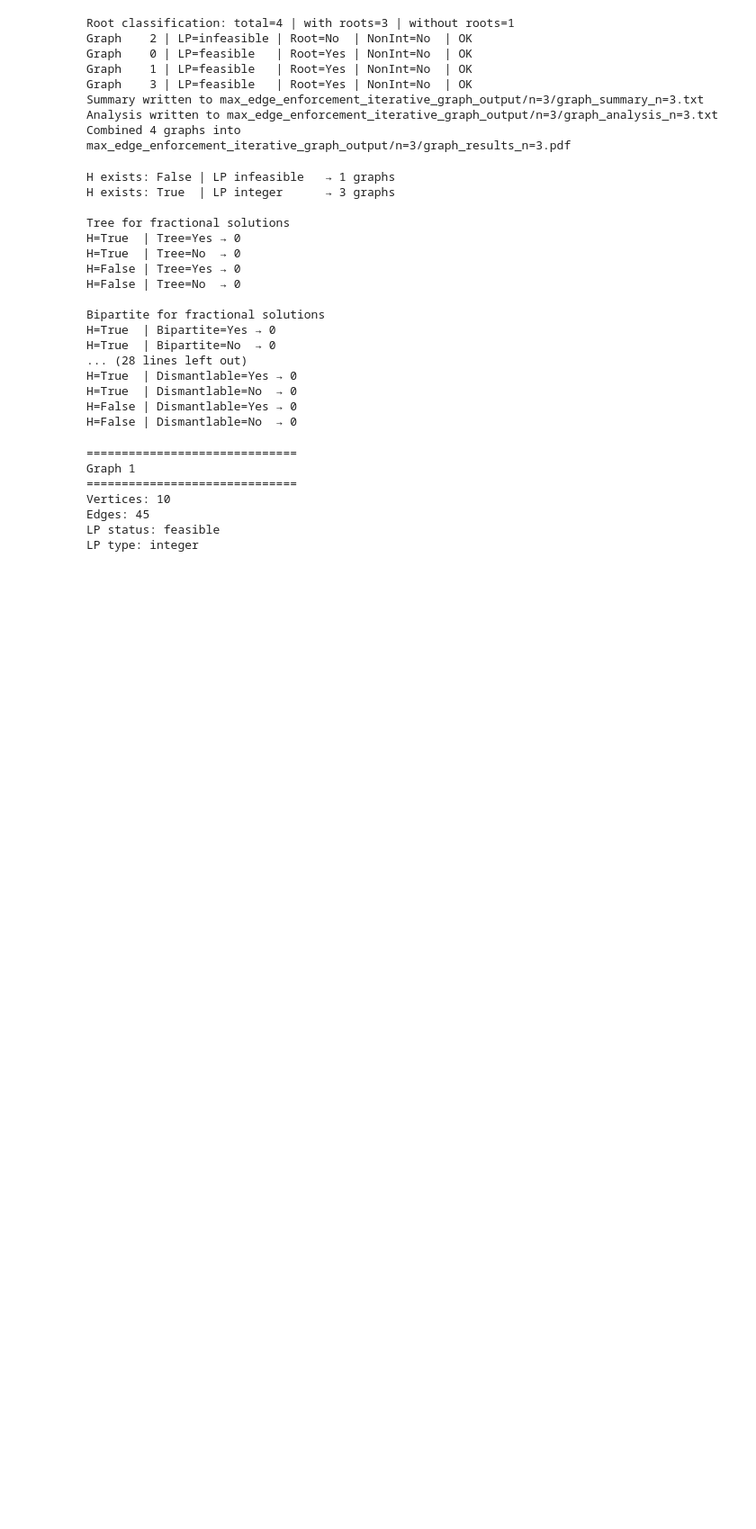
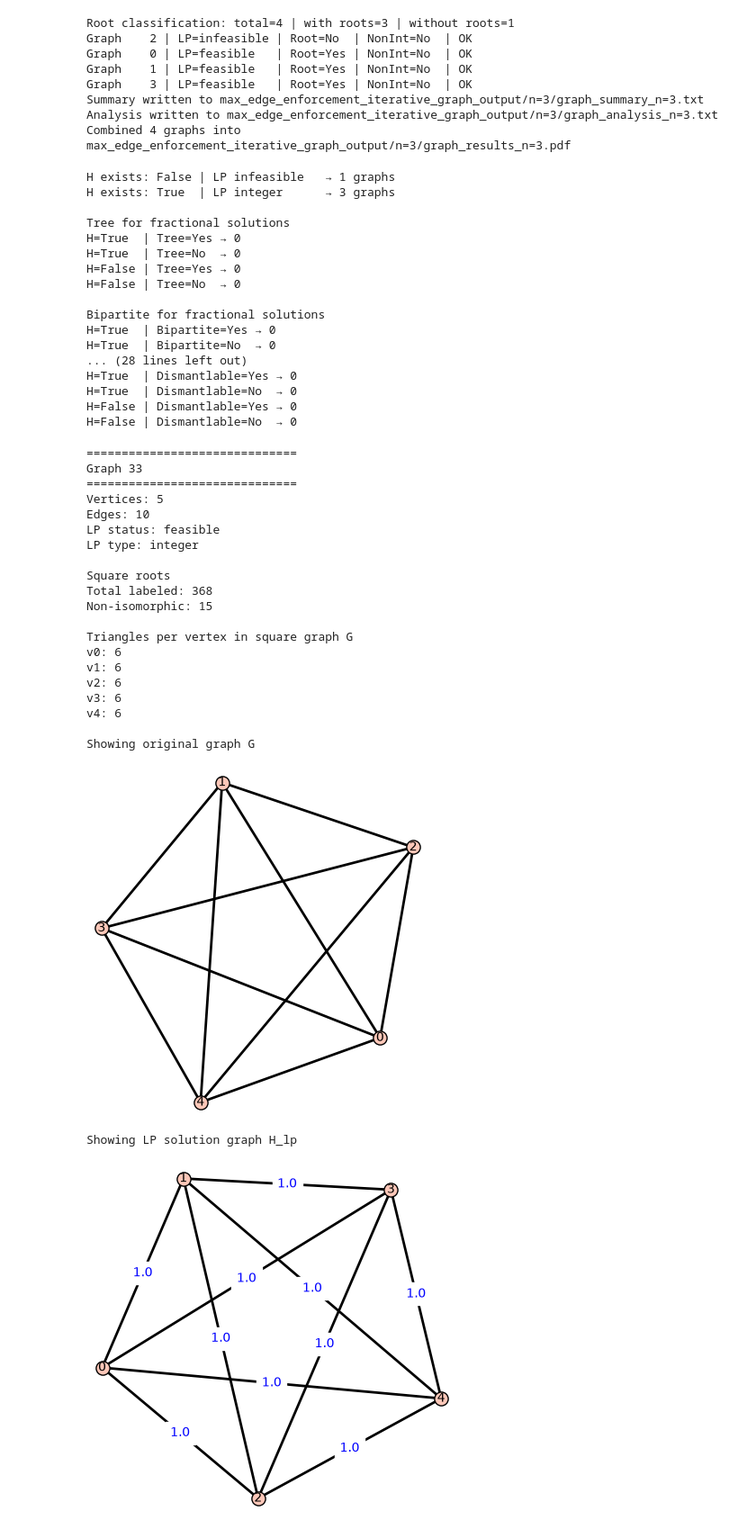
Before and after one commit to Hellwoodoo/Graph-Squares, a Jupyter notebook: Optimization of Graph Squares/Notebooks/AnalysisGraphSquares.ipynb, the cells around one changed output. Shown at 90% size. Saved outputs shown, nothing was run; the diff lists cells and outputs as text; code cells hidden in the pictures; blank space fills up the shorter version.

```diff
--- a/Optimization of Graph Squares/Notebooks/AnalysisGraphSquares.ipynb
+++ b/Optimization of Graph Squares/Notebooks/AnalysisGraphSquares.ipynb
@@ -2484,46 +2484,52 @@ def display_graph(idx=None, n=None, G=None):
             g = H.girth()
             girth_gt6 = (g is not None and g > 6)
 
         is_block = H.is_block_graph()
         is_comp = H.is_comparability()
         is_dism = is_dismantlable_graph(H)
 
         print("Properties:")
         print(f"  Tree:            {is_tree}")
         print(f"  Bipartite:       {is_bip}")
         print(f"  Proper Interval: {is_prop_int}")
         print(f"  Girth > 6:       {girth_gt6}")
         print(f"  Block Graph:     {is_block}")
         print(f"  Comparability:   {is_comp}")
         print(f"  Dismantlable:    {is_dism}")
 
         p = H.plot(
             vertex_size=120,
             edge_thickness=2,
             vertex_labels=True,
             figsize=[8,8],
             title=f"Square root H{i+1}"
         )
         display(p.matplotlib())
 
-# display_graph(1, 4)
-H = Graph()
-for k in range(10):
-    H.add_edge(k, (k + 1) % 10)
-evens = [0, 2, 4, 6, 8]
-for i in range(5):
-    H.add_edge(evens[i], evens[(i + 2) % 5])
-odds = [1, 3, 5, 7, 9]
-for i in range(5):
-    H.add_edge(odds[i], odds[(i + 1) % 5])
-
-G = graph_square(H)
-display_graph(1,4,G)
+# display_graph(3, 3)
+display_graph(33,5)
+# display_graph(10,4)
 # %% [output]
 ==============================
-Graph 1
+Graph 33
 ==============================
-Vertices: 10
-Edges: 45
+Vertices: 5
+Edges: 10
 LP status: feasible
 LP type: integer
+
+Square roots
+Total labeled: 368
+Non-isomorphic: 15
+
+Triangles per vertex in square graph G
+v0: 6
+v1: 6
+v2: 6
+v3: 6
+v4: 6
+
+Showing original graph G
+[figure, added]
+Showing LP solution graph H_lp
+[figure, added]
```
Also changed, not shown: parts of 1 cell of this notebook, 8 other files.
